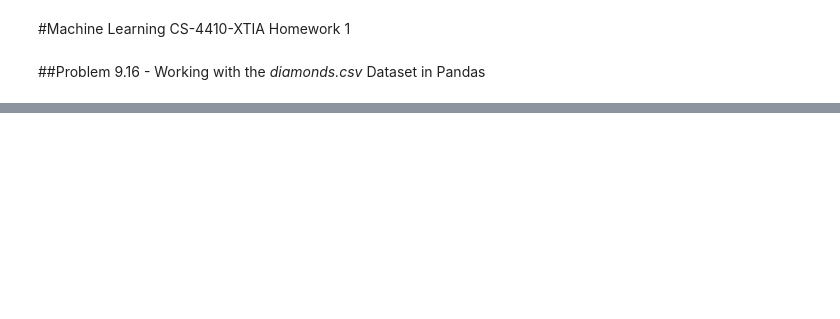
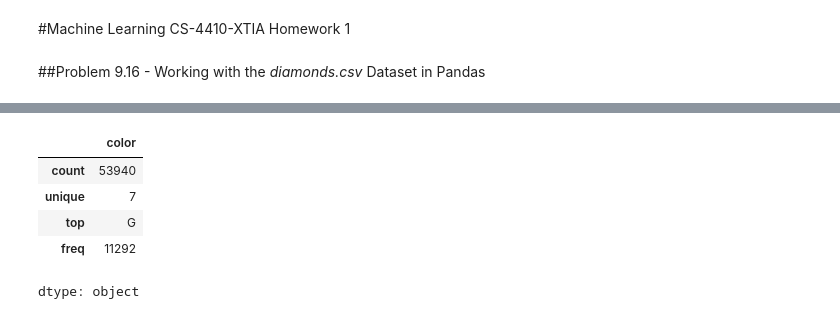
Before and after one commit to TristanDelgado/Intro-To-Machine-Learning, a Jupyter notebook: Homework1.ipynb, the cells around one changed output, grey strips where cells are left out. Cells and saved outputs as stored; diff of their text form; code cells hidden in the pictures; blank space fills up the shorter version.

```diff
--- a/Homework1.ipynb
+++ b/Homework1.ipynb
@@ -15,0 +73,10 @@ Path to dataset files: /root/.cache/kagglehub/datasets/shivam2503/diamonds/versi
+# %%
+#Part F: Part two "color"
+df["color"].describe()
+# %% [output]
+|  | color |
+| count | 53940 |
+| unique | 7 |
+| top | G |
+| freq | 11292 |
+dtype: object
```
Also changed, not shown: parts of 14 cells of this notebook.
